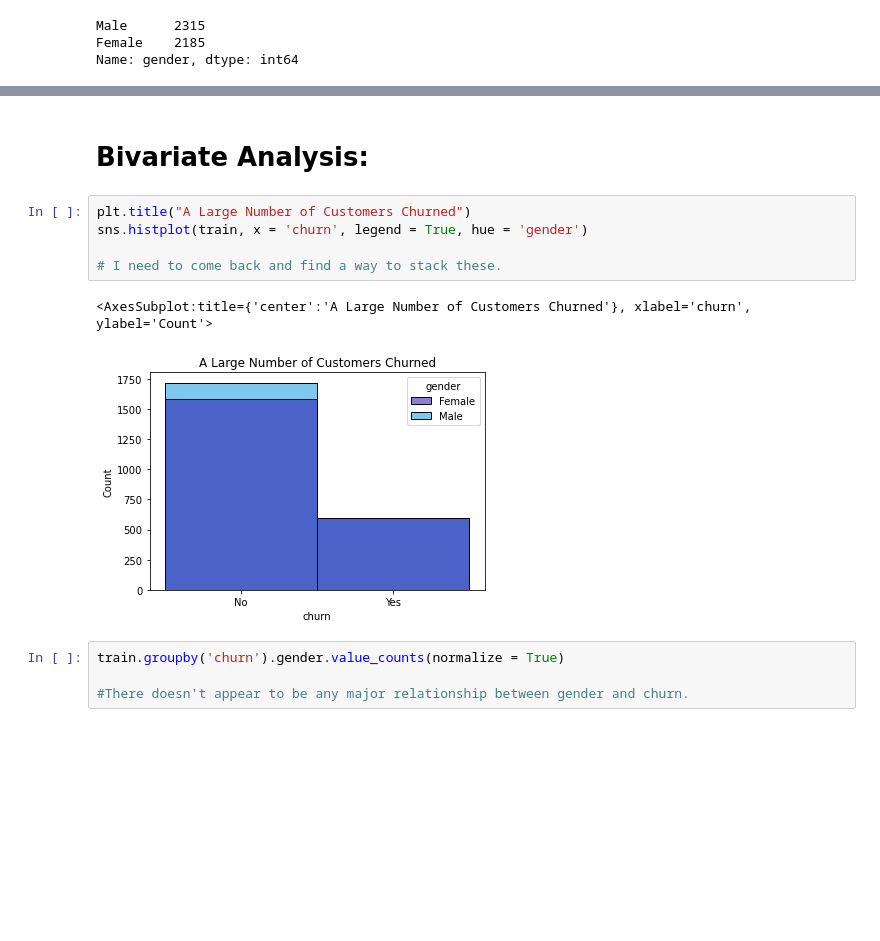
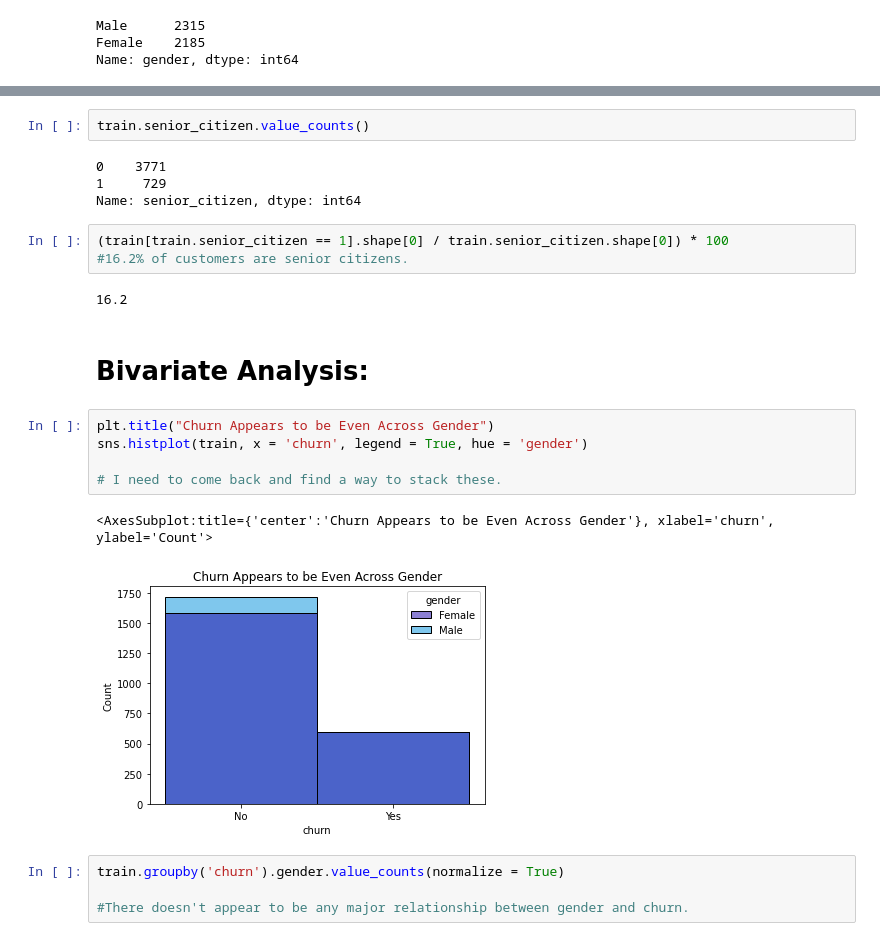
Before and after one commit to greg-maggard/classification_exercises, a Jupyter notebook: telco_classification_project.ipynb, the cells around one changed output, grey strips where cells are left out. Drawn from its saved outputs; the diff is of its cells as text; blank space fills up the shorter version.

```diff
--- a/telco_classification_project.ipynb
+++ b/telco_classification_project.ipynb
@@ -86,13 +97,24 @@ Name: gender, dtype: int64
+# %%
+train.senior_citizen.value_counts()
+# %% [output]
+0    3771
+1     729
+Name: senior_citizen, dtype: int64
+# %%
+(train[train.senior_citizen == 1].shape[0] / train.senior_citizen.shape[0]) * 100
+#16.2% of customers are senior citizens.
+# %% [output]
+16.2
 # %% [markdown]
 # Bivariate Analysis:
 # %%
-plt.title("A Large Number of Customers Churned")
+plt.title("Churn Appears to be Even Across Gender")
 sns.histplot(train, x = 'churn', legend = True, hue = 'gender')
 
 # I need to come back and find a way to stack these.
 # %% [output]
-<AxesSubplot:title={'center':'A Large Number of Customers Churned'}, xlabel='churn', ylabel='Count'>
+<AxesSubplot:title={'center':'Churn Appears to be Even Across Gender'}, xlabel='churn', ylabel='Count'>
-[figure, old version]
+[figure, new version]
 # %%
 train.groupby('churn').gender.value_counts(normalize = True)
 
```
Also changed, not shown: parts of 2 cells of this notebook, 2 other files.
